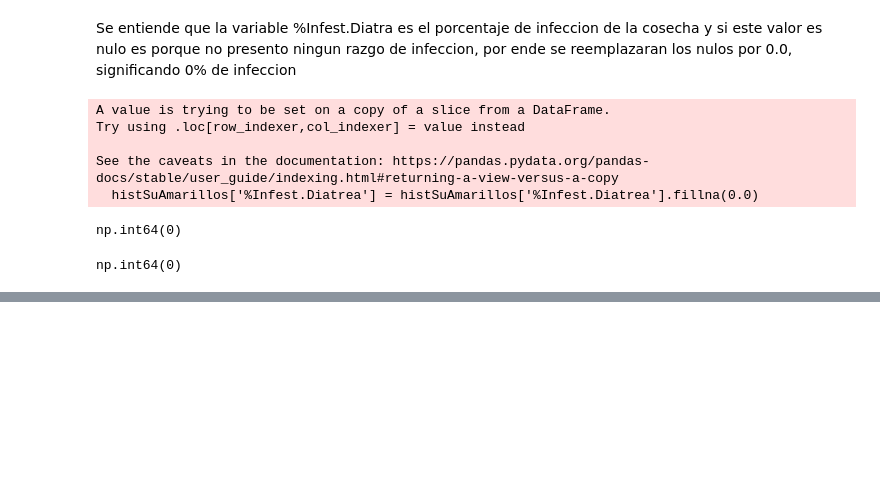
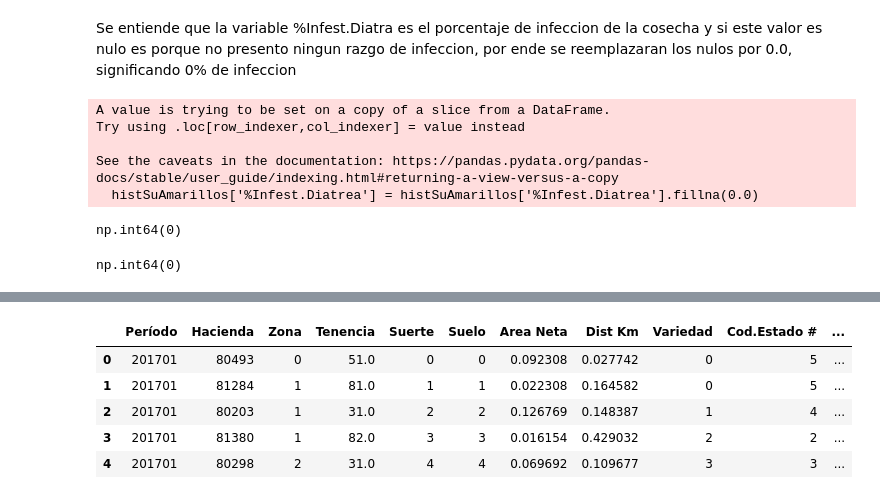
Before and after one commit to Camilin1904/Laboratorio2IA, a Jupyter notebook: EDA_Lab2.ipynb, the cells around one changed output, grey strips where cells are left out. Saved outputs shown, nothing was run; the diff lists cells and outputs as text; code cells hidden in the pictures; blank space fills up the shorter version.

```diff
--- a/EDA_Lab2.ipynb
+++ b/EDA_Lab2.ipynb
@@ -562,0 +937,3 @@ np.int64(0)
+# %%
+mean = histSuAzules['Edad.Precosecha'].mean()
+histSuAzules['Edad.Precosecha'] = histSuAzules['Edad.Precosecha'].replace(np.nan, mean)
@@ -562,0 +952,3 @@ np.int64(0)
+# %%
+mean = histSuAzules['Vejez'].mean()
+histSuAzules['Vejez'] = histSuAzules['Vejez'].replace(np.nan, mean)
@@ -562,0 +1098,24 @@ np.int64(0)
+# %%
+#Resto de variables
+#Area Neta, Dist Km, Edad Ult Cos, Dosis Madurante, TonUltCorte, TCH, TCHM, Ton.Azucar, Rdto
+#TAH, TAHM, Sac.Caña Precosecha, Edad.Precosecha, KATRHM, Brix, Pureza, Vejez, Fosfato Jugo
+
+# Base de datos Azules
+histSuAzules["Area Neta"] = histSuAzules["Area Neta"] / histSuAzules["Area Neta"].max()
+histSuAzules["Dist Km"] = histSuAzules["Dist Km"] / histSuAzules["Dist Km"].max()
+histSuAzules["Edad Ult Cos"] = histSuAzules["Edad Ult Cos"] / histSuAzules["Edad Ult Cos"].max()
+histSuAzules["Dosis Madurante"] = histSuAzules["Dosis Madurante"] / histSuAzules["Dosis Madurante"].max()
+histSuAzules["TonUltCorte"] = histSuAzules["TonUltCorte"] / histSuAzules["TonUltCorte"].max()
+histSuAzules["TCH"] = histSuAzules["TCH"] / histSuAzules["TCH"].max()
+histSuAzules["TCHM"] = histSuAzules["TCHM"] / histSuAzules["TCHM"].max()
+histSuAzules["Ton.Azucar"] = histSuAzules["Ton.Azucar"] / histSuAzules["Ton.Azucar"].max()
+histSuAzules["Rdto"] = histSuAzules["Rdto"] / histSuAzules["Rdto"].max()
+histSuAzules["TAH"] = histSuAzules["TAH"] / histSuAzules["TAH"].max()
+histSuAzules["TAHM"] = histSuAzules["TAHM"] / histSuAzules["TAHM"].max()
+histSuAzules["Sac.Caña Precosecha"] = histSuAzules["Sac.Caña Precosecha"] / histSuAzules["Sac.Caña Precosecha"].max()
+histSuAzules["Edad.Precosecha"] = histSuAzules["Edad.Precosecha"] / histSuAzules["Edad.Precosecha"].max()
+histSuAzules["KATRHM"] = histSuAzules["KATRHM"] / histSuAzules["KATRHM"].max()
+histSuAzules["Brix"] = histSuAzules["Brix"] / histSuAzules["Brix"].max()
+histSuAzules["Pureza"] = histSuAzules["Pureza"] / histSuAzules["Pureza"].max()
+histSuAzules["Vejez"] = histSuAzules["Vejez"] / histSuAzules["Vejez"].max()
+histSuAzules["Fosfato Jugo"] = histSuAzules["Fosfato Jugo"] / histSuAzules["Fosfato Jugo"].max()
@@ -562,0 +1189,10 @@ np.int64(0)
+# %%
+histSuAzules.drop(columns='Nombre',inplace=True)
+
+histSuAzules['T.Corte'] = histSuAzules['T.Corte'].replace('NO DEF.', 'CORTE NO DEF')
+histSuAzules['Cerca de'] = 'Cerca de ' + histSuAzules['Cerca de']
+
+for n in histSuAzules:
+    if histSuAzules[n].dtype=='O':
+        print(n)
+        histSuAzules[n] = pd.factorize(histSuAzules[n])[0]
@@ -562,0 +1249,9 @@ np.int64(0)
+# %%
+histSuAzules.head()
+# %% [output]
+|  | Período | Hacienda | Zona | Tenencia | Suerte | Suelo | Area Neta | Dist Km | Variedad | Cod.Estado # | ... |
+| 0 | 201701 | 80493 | 0 | 51.0 | 0 | 0 | 0.092308 | 0.027742 | 0 | 5 | ... |
+| 1 | 201701 | 81284 | 1 | 81.0 | 1 | 1 | 0.022308 | 0.164582 | 0 | 5 | ... |
+| 2 | 201701 | 80203 | 1 | 31.0 | 2 | 2 | 0.126769 | 0.148387 | 1 | 4 | ... |
+| 3 | 201701 | 81380 | 1 | 82.0 | 3 | 3 | 0.016154 | 0.429032 | 2 | 2 | ... |
+| 4 | 201701 | 80298 | 2 | 31.0 | 4 | 4 | 0.069692 | 0.109677 | 3 | 3 | ... |
```
Also changed, not shown: parts of 62 cells of this notebook, 2 other files.
